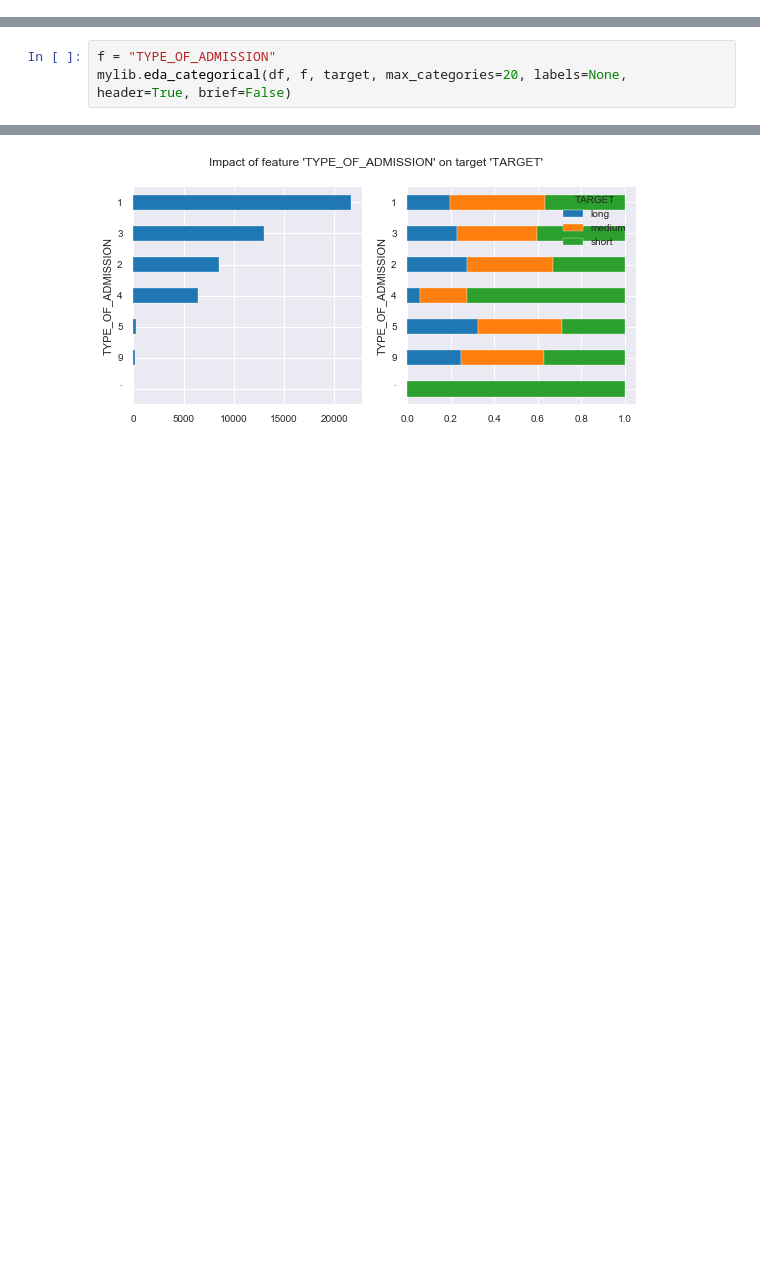
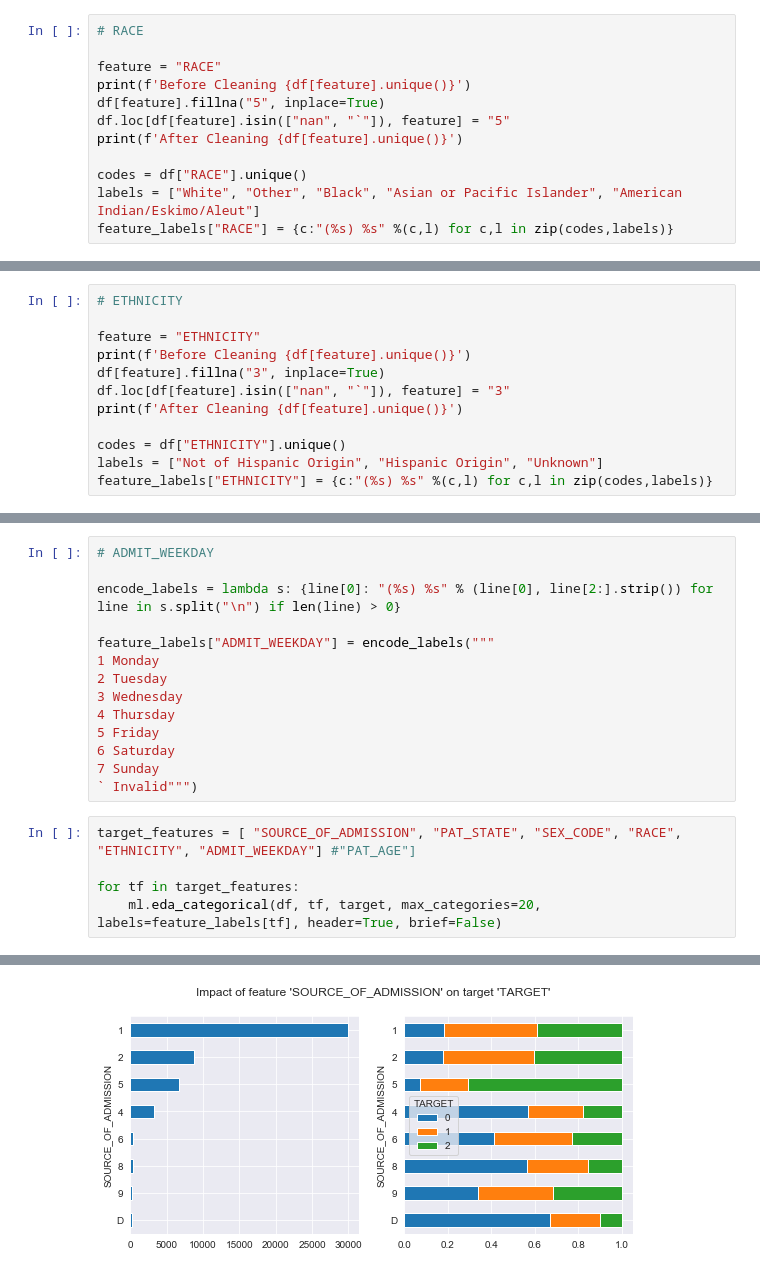
Before and after one commit to Esedicol/Data-Mining, a Jupyter notebook: TEXAS_DATASET/02-EDA.ipynb, the cells around one changed output, grey strips where cells are left out. Saved outputs shown, nothing was run; the diff lists cells and outputs as text; blank space fills up the shorter version.

```diff
--- a/TEXAS_DATASET/02-EDA.ipynb
+++ b/TEXAS_DATASET/02-EDA.ipynb
@@ -46,0 +125,12 @@ display(df.shape)
+# %%
+# RACE
+
+feature = "RACE"
+print(f'Before Cleaning {df[feature].unique()}')
+df[feature].fillna("5", inplace=True)
+df.loc[df[feature].isin(["nan", "`"]), feature] = "5"
+print(f'After Cleaning {df[feature].unique()}')
+
+codes = df["RACE"].unique()
+labels = ["White", "Other", "Black", "Asian or Pacific Islander", "American Indian/Eskimo/Aleut"]
+feature_labels["RACE"] = {c:"(%s) %s" %(c,l) for c,l in zip(codes,labels)}
@@ -46,0 +140,12 @@ display(df.shape)
+# %%
+# ETHNICITY
+
+feature = "ETHNICITY"
+print(f'Before Cleaning {df[feature].unique()}')
+df[feature].fillna("3", inplace=True)
+df.loc[df[feature].isin(["nan", "`"]), feature] = "3"
+print(f'After Cleaning {df[feature].unique()}')
+
+codes = df["ETHNICITY"].unique()
+labels = ["Not of Hispanic Origin", "Hispanic Origin", "Unknown"]
+feature_labels["ETHNICITY"] = {c:"(%s) %s" %(c,l) for c,l in zip(codes,labels)}
@@ -47,4 +155,20 @@ display(df.shape)
+# %%
+# ADMIT_WEEKDAY
+
+encode_labels = lambda s: {line[0]: "(%s) %s" % (line[0], line[2:].strip()) for line in s.split("\n") if len(line) > 0}
+
+feature_labels["ADMIT_WEEKDAY"] = encode_labels("""
+1 Monday
+2 Tuesday
+3 Wednesday
+4 Thursday
+5 Friday
+6 Saturday
+7 Sunday
+` Invalid""")
 # %%
-f = "TYPE_OF_ADMISSION"
-mylib.eda_categorical(df, f, target, max_categories=20, labels=None, header=True, brief=False)
+target_features = [ "SOURCE_OF_ADMISSION", "PAT_STATE", "SEX_CODE", "RACE", "ETHNICITY", "ADMIT_WEEKDAY"] #"PAT_AGE"]
+
+for tf in target_features:
+    ml.eda_categorical(df, tf, target, max_categories=20, labels=feature_labels[tf], header=True, brief=False)
 # %% [output]
@@ -61,2 +186,2 @@ Name: TYPE_OF_ADMISSION, dtype: int64
 **Count Plots**
-[figure, old version]
+[figure, new version]
```
Also changed, not shown: parts of 25 cells of this notebook, 22 other files.
